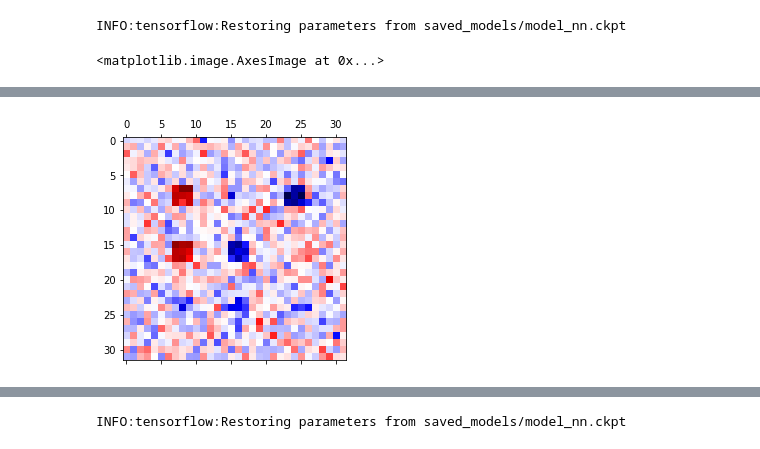
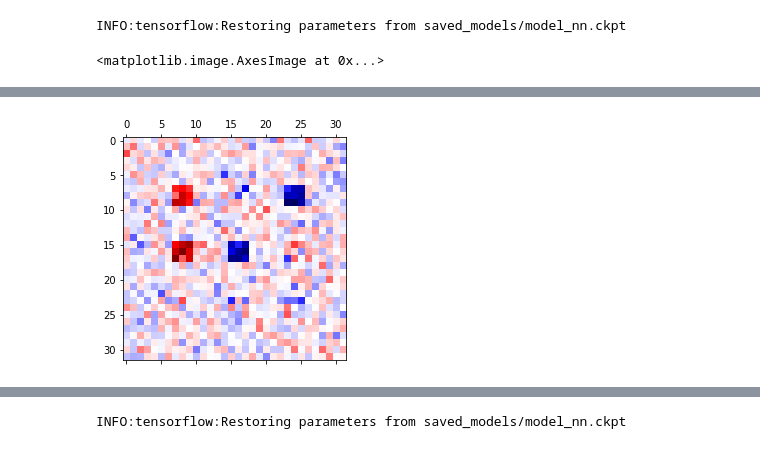
Before and after one commit to patrick-mcclure/adversarial_training_for_fmri_decoding, a Jupyter notebook: Synthetic/Synthetic_Decoding.ipynb, the cells around one changed output, grey strips where cells are left out. Drawn from its saved outputs; the diff is of its cells as text; code cells hidden in the pictures.

```diff
--- a/Synthetic/Synthetic_Decoding.ipynb
+++ b/Synthetic/Synthetic_Decoding.ipynb
@@ -47,3 +51,5 @@ temp_avg = (temp_0+temp_1+temp_2)/3.0
+# %%
+train_templates = temp_array = np.array([train_data[where_train_0[0]].mean(axis=0),train_data[where_train_1[0]].mean(axis=0),train_data[where_train_2[0]].mean(axis=0)])
 # %%
 #Plot the three template images and the averge template image
 clim = np.abs(temp_0).max()
@@ -350,0 +610,9 @@ plt.matshow(np.reshape(grad_l_2_1[0].mean(axis=0),[32,32]),cmap='seismic',vmin=-
+# %%
+#Get validation results for the structured model
+with tf.Session() as sess:
+    init = tf.global_variables_initializer()
+    sess.run(init)
+    saver_sl.restore(sess, "saved_models/model_sl.ckpt")
+    l_sl, a_sl = sess.run([loss_sl, acc_sl], feed_dict={x: val_data, y_true: val_labels})
+    print('Loss L: ' + str(l_sl[0]))
+    print('Acc L: ' + str(a_sl))
@@ -350,0 +623,9 @@ plt.matshow(np.reshape(grad_l_2_1[0].mean(axis=0),[32,32]),cmap='seismic',vmin=-
+# %%
+#Get test results for the structured linear model
+with tf.Session() as sess:
+    init = tf.global_variables_initializer()
+    sess.run(init)
+    saver_sl.restore(sess, "saved_models/model_sl.ckpt")
+    l_sl, a_sl = sess.run([loss_sl, acc_sl], feed_dict={x: test_data, y_true: test_labels})
+    print('Loss L: ' + str(l_sl[0]))
+    print('Acc L: ' + str(a_sl))
@@ -466,39 +859,39 @@ INFO:tensorflow:Restoring parameters from saved_models/model_nn.ckpt
 #Plot gradients for the neural network model
 
 #Plot gradients for class 0 for class 0 inputs
-clim = np.abs(grad_nn_0[0].mean(axis=0)).max()
-plt.matshow(np.reshape(grad_nn_0[0].mean(axis=0),[32,32]),cmap='seismic',vmin=-1.0*clim,vmax=clim)
+clim = np.abs(grad_nn_0[0][1]).max()
+plt.matshow(np.reshape(grad_nn_0[0][1],[32,32]),cmap='seismic',vmin=-1.0*clim,vmax=clim)
 
 #Plot gradients for class 1 for class 1 inputs
-clim = np.abs(grad_nn_1[0].mean(axis=0)).max()
-plt.matshow(np.reshape(grad_nn_1[0].mean(axis=0),[32,32]),cmap='seismic',vmin=-1.0*clim,vmax=clim)
+clim = np.abs(grad_nn_1[0][1]).max()
+plt.matshow(np.reshape(grad_nn_1[0][1],[32,32]),cmap='seismic',vmin=-1.0*clim,vmax=clim)
 
 #Plot gradientws for class 2 for class 2 inputs
-clim = np.abs(grad_nn_2[0].mean(axis=0)).max()
-plt.matshow(np.reshape(grad_nn_2[0].mean(axis=0),[32,32]),cmap='seismic',vmin=-1.0*clim,vmax=clim)
+clim = np.abs(grad_nn_2[0][1]).max()
+plt.matshow(np.reshape(grad_nn_2[0][1],[32,32]),cmap='seismic',vmin=-1.0*clim,vmax=clim)
 
 #Plot gradients for class 1 for class 0 inputs
-clim = np.abs(grad_nn_0_1[0].mean(axis=0)).max()
-plt.matshow(np.reshape(grad_nn_0_1[0].mean(axis=0),[32,32]),cmap='seismic',vmin=-1.0*clim,vmax=clim)
+clim = np.abs(grad_nn_0_1[0][1]).max()
+plt.matshow(np.reshape(grad_nn_0_1[0][1],[32,32]),cmap='seismic',vmin=-1.0*clim,vmax=clim)
 
 #Plot gradients for class 2 for class 0 inputs
-clim = np.abs(grad_nn_0_2[0].mean(axis=0)).max()
-plt.matshow(np.reshape(grad_nn_0_2[0].mean(axis=0),[32,32]),cmap='seismic',vmin=-1.0*clim,vmax=clim)
+clim = np.abs(grad_nn_0_2[0][1]).max()
+plt.matshow(np.reshape(grad_nn_0_2[0][1],[32,32]),cmap='seismic',vmin=-1.0*clim,vmax=clim)
 
 #Plot gradients for class 0 for class 1 inputs
-clim = np.abs(grad_nn_1_0[0].mean(axis=0)).max()
-plt.matshow(np.reshape(grad_nn_1_0[0].mean(axis=0),[32,32]),cmap='seismic',vmin=-1.0*clim,vmax=clim)
+clim = np.abs(grad_nn_1_0[0][1]).max()
+plt.matshow(np.reshape(grad_nn_1_0[0][1],[32,32]),cmap='seismic',vmin=-1.0*clim,vmax=clim)
 
 #Plot gradients for class 2 for class 1 inputs
-clim = np.abs(grad_nn_1_2[0].mean(axis=0)).max()
-plt.matshow(np.reshape(grad_nn_1_2[0].mean(axis=0),[32,32]),cmap='seismic',vmin=-1.0*clim,vmax=clim)
+clim = np.abs(grad_nn_1_2[0][1]).max()
+plt.matshow(np.reshape(grad_nn_1_2[0][1],[32,32]),cmap='seismic',vmin=-1.0*clim,vmax=clim)
 
 #Plot gradients for class 0 for class 2 inputs
-clim = np.abs(grad_nn_2_0[0].mean(axis=0)).max()
-plt.matshow(np.reshape(grad_nn_2_0[0].mean(axis=0),[32,32]),cmap='seismic',vmin=-1.0*clim,vmax=clim)
+clim = np.abs(grad_nn_2_0[0][1]).max()
+plt.matshow(np.reshape(grad_nn_2_0[0][1],[32,32]),cmap='seismic',vmin=-1.0*clim,vmax=clim)
 
 #Plot gradients for class 1 for class 2 inputs
-clim = np.abs(grad_nn_2_1[0].mean(axis=0)).max()
-plt.matshow(np.reshape(grad_nn_2_1[0].mean(axis=0),[32,32]),cmap='seismic',vmin=-1.0*clim,vmax=clim)
+clim = np.abs(grad_nn_2_1[0][1]).max()
+plt.matshow(np.reshape(grad_nn_2_1[0][1],[32,32]),cmap='seismic',vmin=-1.0*clim,vmax=clim)
 # %% [output]
 <matplotlib.image.AxesImage at 0x...>
@@ -512 +905 @@ plt.matshow(np.reshape(grad_nn_2_1[0].mean(axis=0),[32,32]),cmap='seismic',vmin=
-[figure, old version]
+[figure, new version]
```
Also changed, not shown: parts of 204 cells of this notebook, 12 other files.
